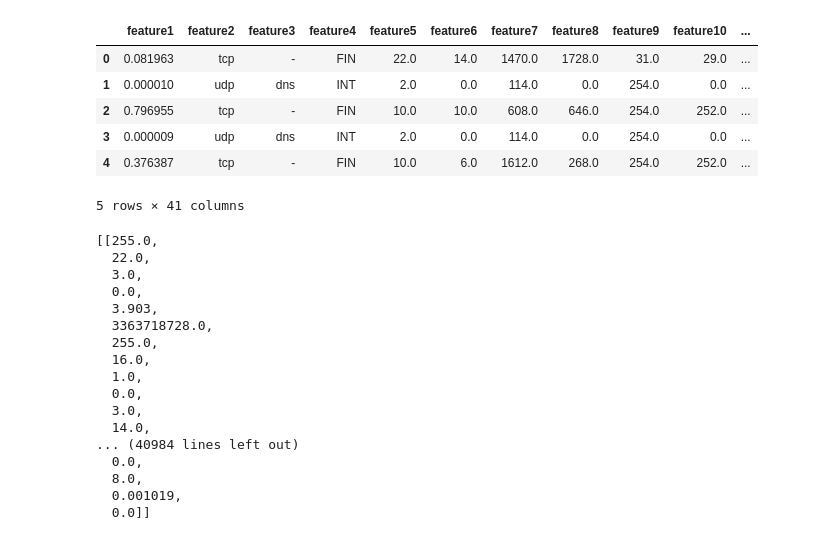
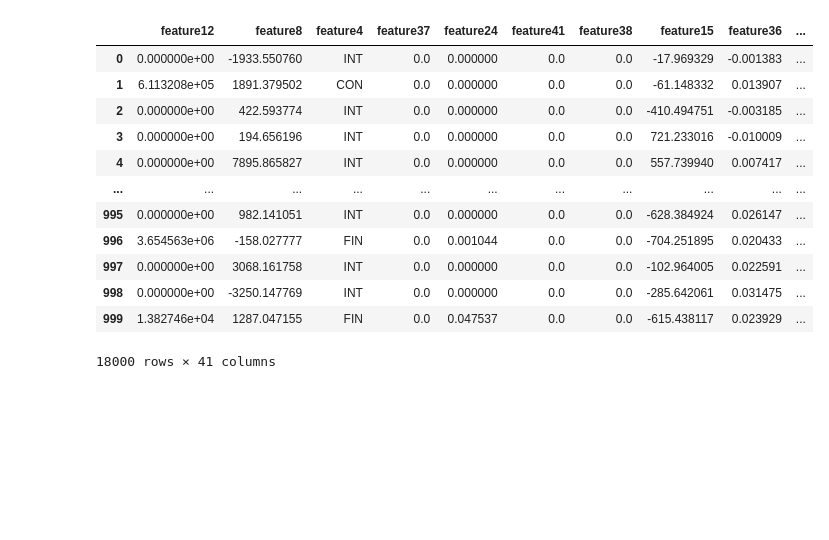
Before and after one commit to minhtcuet/MLO, a Jupyter notebook: notebooks/phase2/test order features.ipynb, the cells around one changed output. Drawn from its saved outputs; the diff is of its cells as text; code cells hidden in the pictures; blank space fills up the shorter version.

```diff
--- a/notebooks/phase2/test order features.ipynb
+++ b/notebooks/phase2/test order features.ipynb
@@ -43054,10 +8,28 @@ df = pd.DataFrame(r.get('rows'), columns=r.get('columns'))
+# %%
+files = glob(r'C:\Users\minht\Downloads\log\v2\*.txt')
+# %%
+k = []
+p = []
+
+for file in files:
+    data = eval(open(file).read())
+#     k.append({'rows': data['rows'], 'columns': data['columns']})
+    p.append(pd.DataFrame(data['rows'], columns=data['columns']))
+# %%
+df = pd.concat(p)
 # %%
-df.head()
+df
 # %% [output]
-|  | feature1 | feature2 | feature3 | feature4 | feature5 | feature6 | feature7 | feature8 | feature9 | feature10 | ... |
-| 0 | 0.081963 | tcp | - | FIN | 22.0 | 14.0 | 1470.0 | 1728.0 | 31.0 | 29.0 | ... |
-| 1 | 0.000010 | udp | dns | INT | 2.0 | 0.0 | 114.0 | 0.0 | 254.0 | 0.0 | ... |
-| 2 | 0.796955 | tcp | - | FIN | 10.0 | 10.0 | 608.0 | 646.0 | 254.0 | 252.0 | ... |
-| 3 | 0.000009 | udp | dns | INT | 2.0 | 0.0 | 114.0 | 0.0 | 254.0 | 0.0 | ... |
-| 4 | 0.376387 | tcp | - | FIN | 10.0 | 6.0 | 1612.0 | 268.0 | 254.0 | 252.0 | ... |
+|  | feature12 | feature8 | feature4 | feature37 | feature24 | feature41 | feature38 | feature15 | feature36 | ... |
+| 0 | 0.000000e+00 | -1933.550760 | INT | 0.0 | 0.000000 | 0.0 | 0.0 | -17.969329 | -0.001383 | ... |
+| 1 | 6.113208e+05 | 1891.379502 | CON | 0.0 | 0.000000 | 0.0 | 0.0 | -61.148332 | 0.013907 | ... |
+| 2 | 0.000000e+00 | 422.593774 | INT | 0.0 | 0.000000 | 0.0 | 0.0 | -410.494751 | -0.003185 | ... |
+| 3 | 0.000000e+00 | 194.656196 | INT | 0.0 | 0.000000 | 0.0 | 0.0 | 721.233016 | -0.010009 | ... |
+| 4 | 0.000000e+00 | 7895.865827 | INT | 0.0 | 0.000000 | 0.0 | 0.0 | 557.739940 | 0.007417 | ... |
+| ... | ... | ... | ... | ... | ... | ... | ... | ... | ... | ... |
+| 995 | 0.000000e+00 | 982.141051 | INT | 0.0 | 0.000000 | 0.0 | 0.0 | -628.384924 | 0.026147 | ... |
+| 996 | 3.654563e+06 | -158.027777 | FIN | 0.0 | 0.001044 | 0.0 | 0.0 | -704.251895 | 0.020433 | ... |
+| 997 | 0.000000e+00 | 3068.161758 | INT | 0.0 | 0.000000 | 0.0 | 0.0 | -102.964005 | 0.022591 | ... |
+| 998 | 0.000000e+00 | -3250.147769 | INT | 0.0 | 0.000000 | 0.0 | 0.0 | -285.642061 | 0.031475 | ... |
+| 999 | 1.382746e+04 | 1287.047155 | FIN | 0.0 | 0.047537 | 0.0 | 0.0 | -615.438117 | 0.023929 | ... |
-5 rows × 41 columns
+18000 rows × 41 columns
@@ -43069,20 +35,0 @@ random.shuffle(k)
-# %%
-df[k].values.tolist()
-# %% [output]
-[[255.0,
-  22.0,
-  3.0,
-  0.0,
-  3.903,
-  3363718728.0,
-  255.0,
-  16.0,
-  1.0,
-  0.0,
-  3.0,
-  14.0,
-... (40984 lines left out)
-  0.0,
-  8.0,
-  0.001019,
-  0.0]]
```
Also changed, not shown: parts of 10 cells of this notebook, 3 other files.
